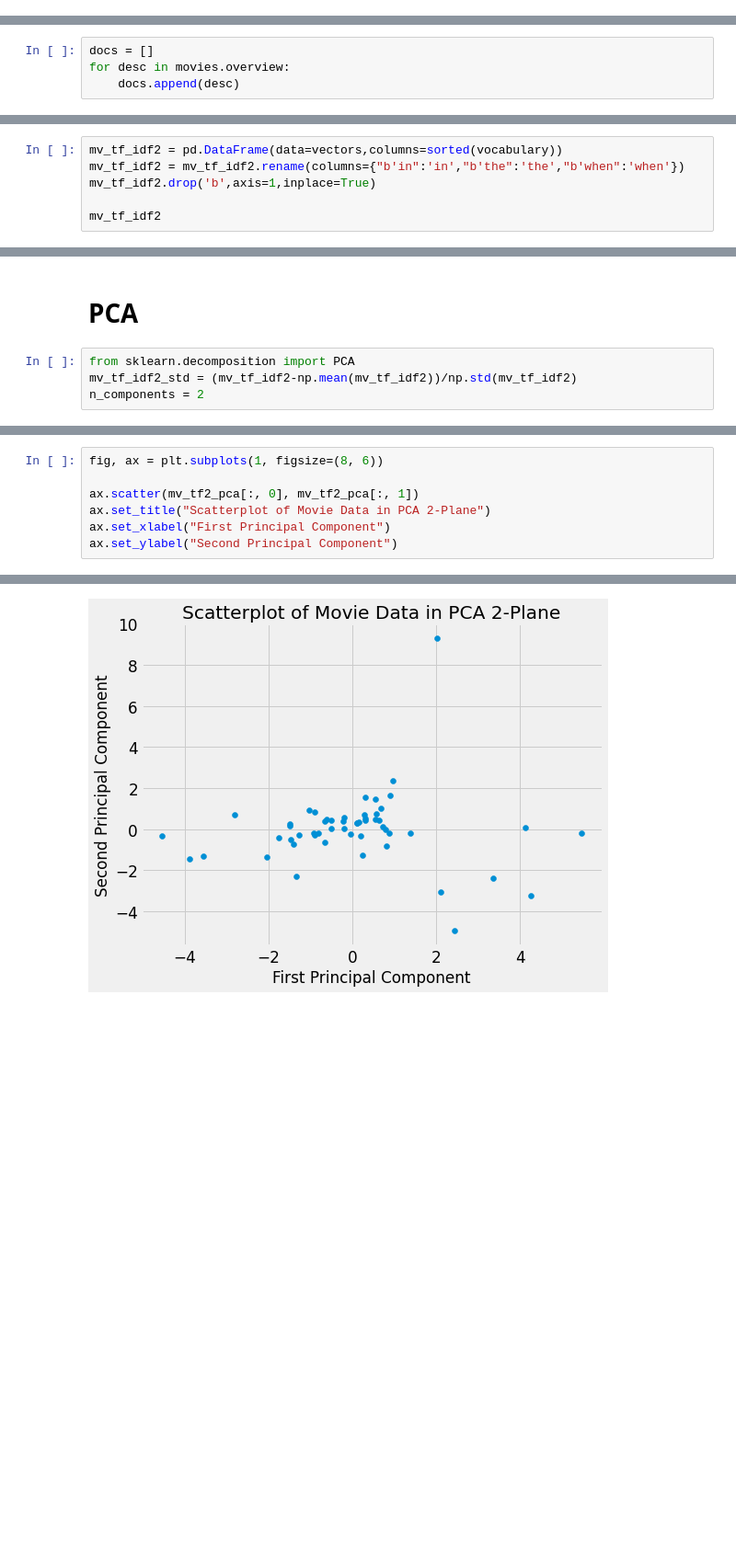
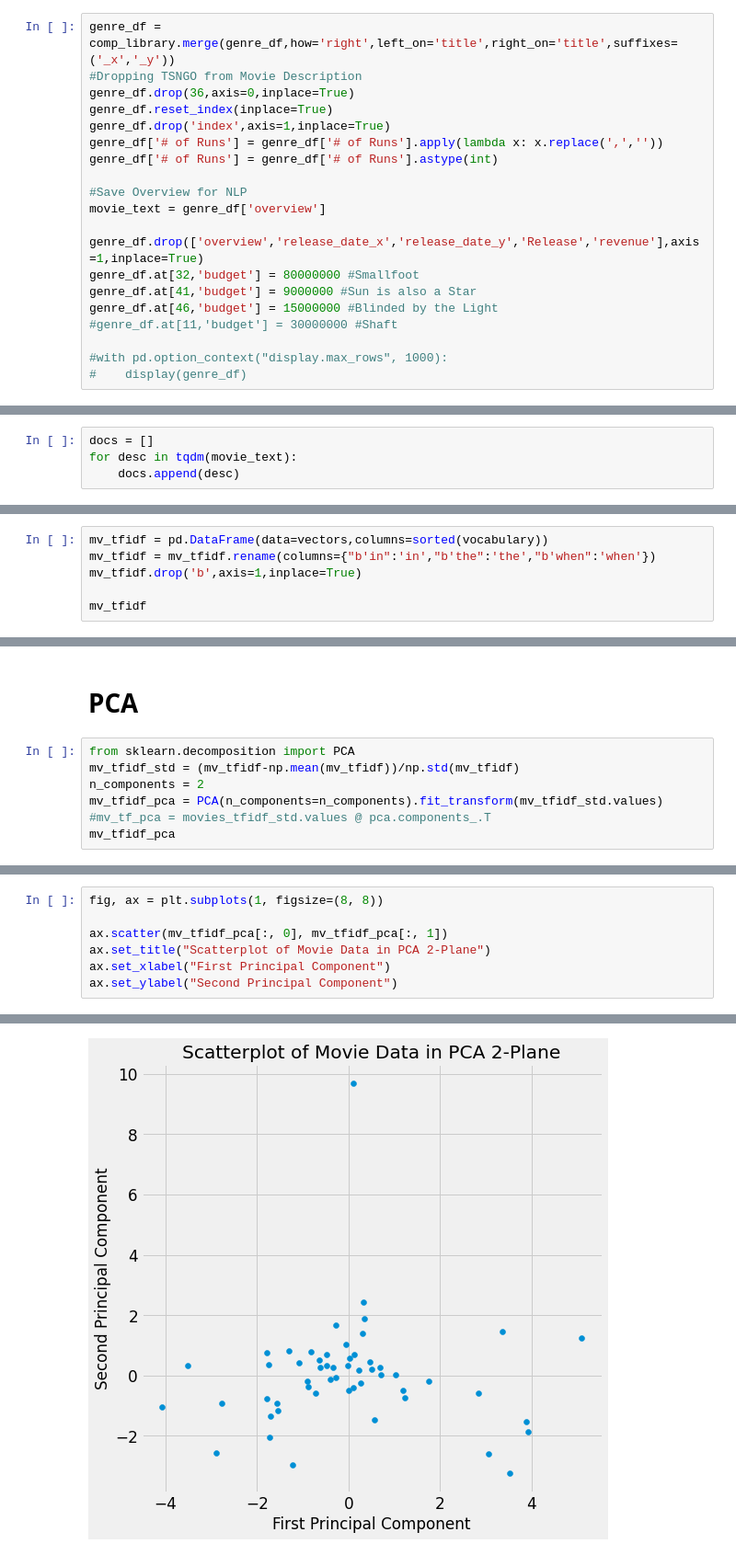
Before and after one commit to xazsanch/Identifiying-Over-and-Under-Performing-US-Movie-Theaters, a Jupyter notebook: over_under_theatres.ipynb, the cells around one changed output, grey strips where cells are left out. Shown at 92% size. Saved outputs shown, nothing was run; the diff lists cells and outputs as text; blank space fills up the shorter version.

```diff
--- a/over_under_theatres.ipynb
+++ b/over_under_theatres.ipynb
@@ -478,0 +428,20 @@ def get_close_matches_icase(word, possibilities, *args, **kwargs):
+# %%
+genre_df = comp_library.merge(genre_df,how='right',left_on='title',right_on='title',suffixes=('_x','_y'))
+#Dropping TSNGO from Movie Description
+genre_df.drop(36,axis=0,inplace=True)
+genre_df.reset_index(inplace=True)
+genre_df.drop('index',axis=1,inplace=True)
+genre_df['# of Runs'] = genre_df['# of Runs'].apply(lambda x: x.replace(',',''))
+genre_df['# of Runs'] = genre_df['# of Runs'].astype(int)
+
+#Save Overview for NLP
+movie_text = genre_df['overview']
+
+genre_df.drop(['overview','release_date_x','release_date_y','Release','revenue'],axis=1,inplace=True)
+genre_df.at[32,'budget'] = 80000000 #Smallfoot
+genre_df.at[41,'budget'] = 9000000 #Sun is also a Star
+genre_df.at[46,'budget'] = 15000000 #Blinded by the Light
+#genre_df.at[11,'budget'] = 30000000 #Shaft
+
+#with pd.option_context("display.max_rows", 1000):
+#    display(genre_df)
@@ -1292,6 +1398,6 @@ Name: overview, Length: 54, dtype: object
 # %%
 docs = []
-for desc in movies.overview:
+for desc in tqdm(movie_text):
     docs.append(desc)
 # %%
 # extracting bows
@@ -1410,9 +1516,9 @@ for i in range(len(docs)):
 # %% [output]
 'for i in range(len(docs)):\n    print("\n--- review: {}".format(docs[i]))\n    print("--- bow: {}".format(bows[i]))\n    print("--- tfidf vector: {}".format( vectors[i] ) )\n    print("--- tfidf sort ...
 # %%
-mv_tf_idf2 = pd.DataFrame(data=vectors,columns=sorted(vocabulary))
-mv_tf_idf2 = mv_tf_idf2.rename(columns={"b'in":'in',"b'the":'the',"b'when":'when'})
-mv_tf_idf2.drop('b',axis=1,inplace=True)
+mv_tfidf = pd.DataFrame(data=vectors,columns=sorted(vocabulary))
+mv_tfidf = mv_tfidf.rename(columns={"b'in":'in',"b'the":'the',"b'when":'when'})
+mv_tfidf.drop('b',axis=1,inplace=True)
 
-mv_tf_idf2
+mv_tfidf
 # %% [output]
@@ -1459,5 +1565,8 @@ print(document_tfidf_matrix.todense())
 # PCA
 # %%
 from sklearn.decomposition import PCA
-mv_tf_idf2_std = (mv_tf_idf2-np.mean(mv_tf_idf2))/np.std(mv_tf_idf2)
+mv_tfidf_std = (mv_tfidf-np.mean(mv_tfidf))/np.std(mv_tfidf)
 n_components = 2
+mv_tfidf_pca = PCA(n_components=n_components).fit_transform(mv_tfidf_std.values)
+#mv_tf_pca = movies_tfidf_std.values @ pca.components_.T
+mv_tfidf_pca
@@ -1488,11 +1591,11 @@ array([[ 0.11963613,  0.31780658],
 # %%
-fig, ax = plt.subplots(1, figsize=(8, 6))
+fig, ax = plt.subplots(1, figsize=(8, 8))
 
-ax.scatter(mv_tf2_pca[:, 0], mv_tf2_pca[:, 1])
+ax.scatter(mv_tfidf_pca[:, 0], mv_tfidf_pca[:, 1])
 ax.set_title("Scatterplot of Movie Data in PCA 2-Plane")
 ax.set_xlabel("First Principal Component")
 ax.set_ylabel("Second Principal Component")
 # %% [output]
 Text(0, 0.5, 'Second Principal Component')
-[figure, old version]
+[figure, new version]
 # %%
```
Also changed, not shown: parts of 87 cells of this notebook.
